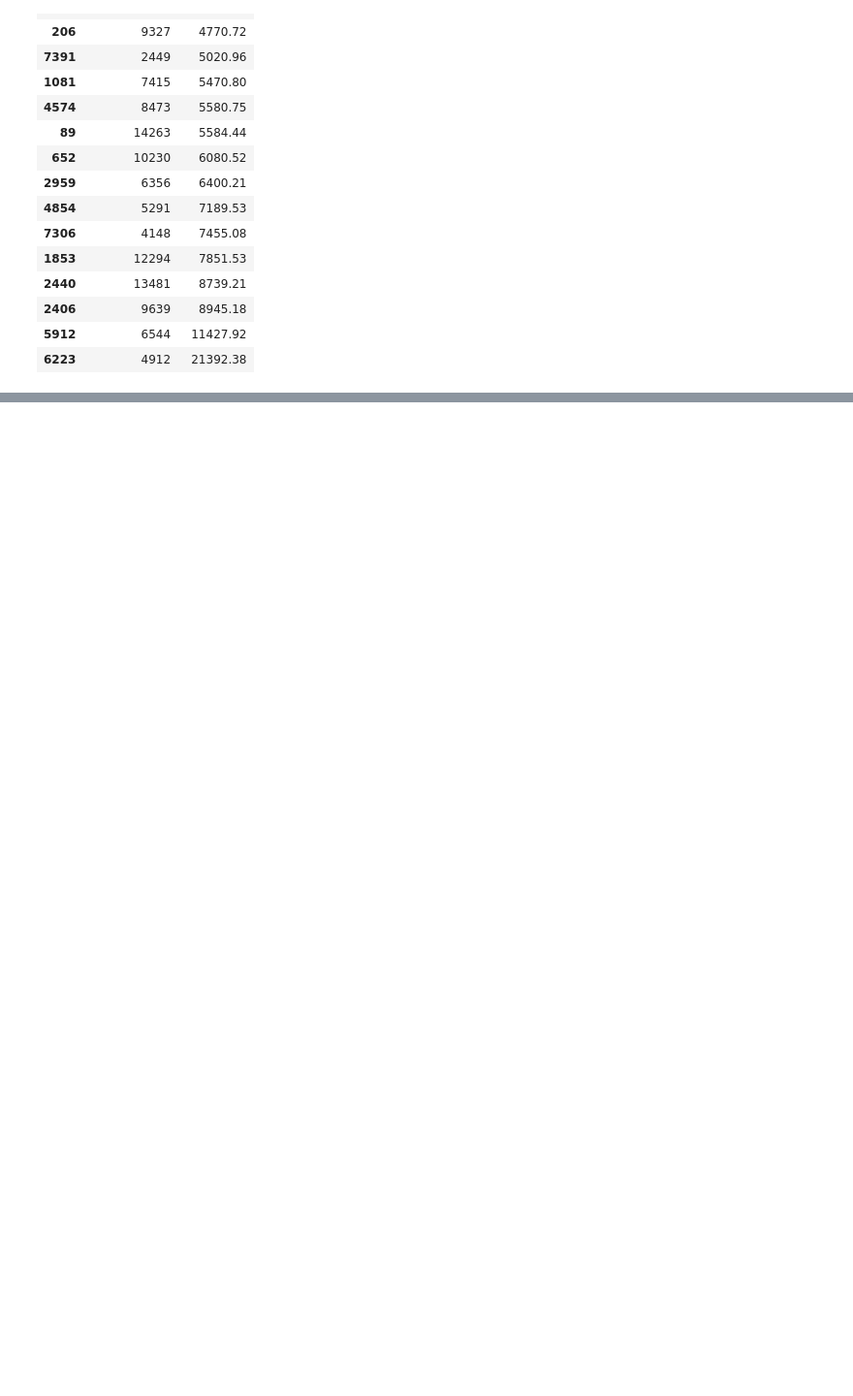
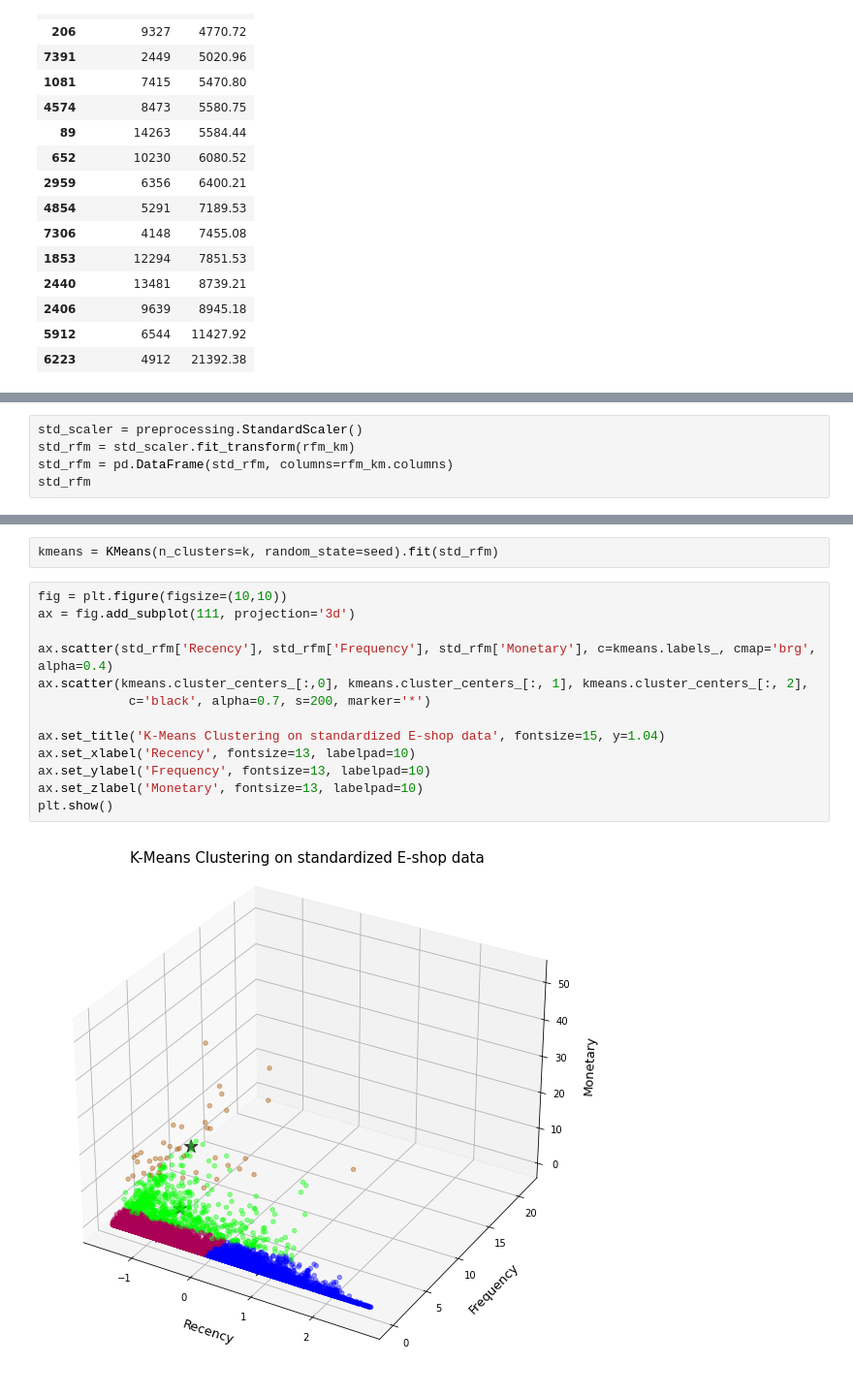
Before and after one commit to chododom/BI-VZD, a Jupyter notebook: 03/homework_03_B201.ipynb, the cells around one changed output, grey strips where cells are left out. Shown at 97% size. Drawn from its saved outputs; the diff is of its cells as text; blank space fills up the shorter version.

```diff
--- a/03/homework_03_B201.ipynb
+++ b/03/homework_03_B201.ipynb
@@ -198,0 +225,5 @@ display_side_by_side(rfm.sort_values('Recency').tail(15)[['Customer ID', 'Recenc
+# %%
+std_scaler = preprocessing.StandardScaler()
+std_rfm = std_scaler.fit_transform(rfm_km)
+std_rfm = pd.DataFrame(std_rfm, columns=rfm_km.columns)
+std_rfm
@@ -198,0 +244,17 @@ display_side_by_side(rfm.sort_values('Recency').tail(15)[['Customer ID', 'Recenc
+# %%
+kmeans = KMeans(n_clusters=k, random_state=seed).fit(std_rfm)
+# %%
+fig = plt.figure(figsize=(10,10))
+ax = fig.add_subplot(111, projection='3d')
+
+ax.scatter(std_rfm['Recency'], std_rfm['Frequency'], std_rfm['Monetary'], c=kmeans.labels_, cmap='brg', alpha=0.4)
+ax.scatter(kmeans.cluster_centers_[:,0], kmeans.cluster_centers_[:, 1], kmeans.cluster_centers_[:, 2],
+            c='black', alpha=0.7, s=200, marker='*')
+
+ax.set_title('K-Means Clustering on standardized E-shop data', fontsize=15, y=1.04)
+ax.set_xlabel('Recency', fontsize=13, labelpad=10)
+ax.set_ylabel('Frequency', fontsize=13, labelpad=10)
+ax.set_zlabel('Monetary', fontsize=13, labelpad=10)
+plt.show()
+# %% [output]
+[figure, added]
```
Also changed, not shown: parts of 19 cells of this notebook.
